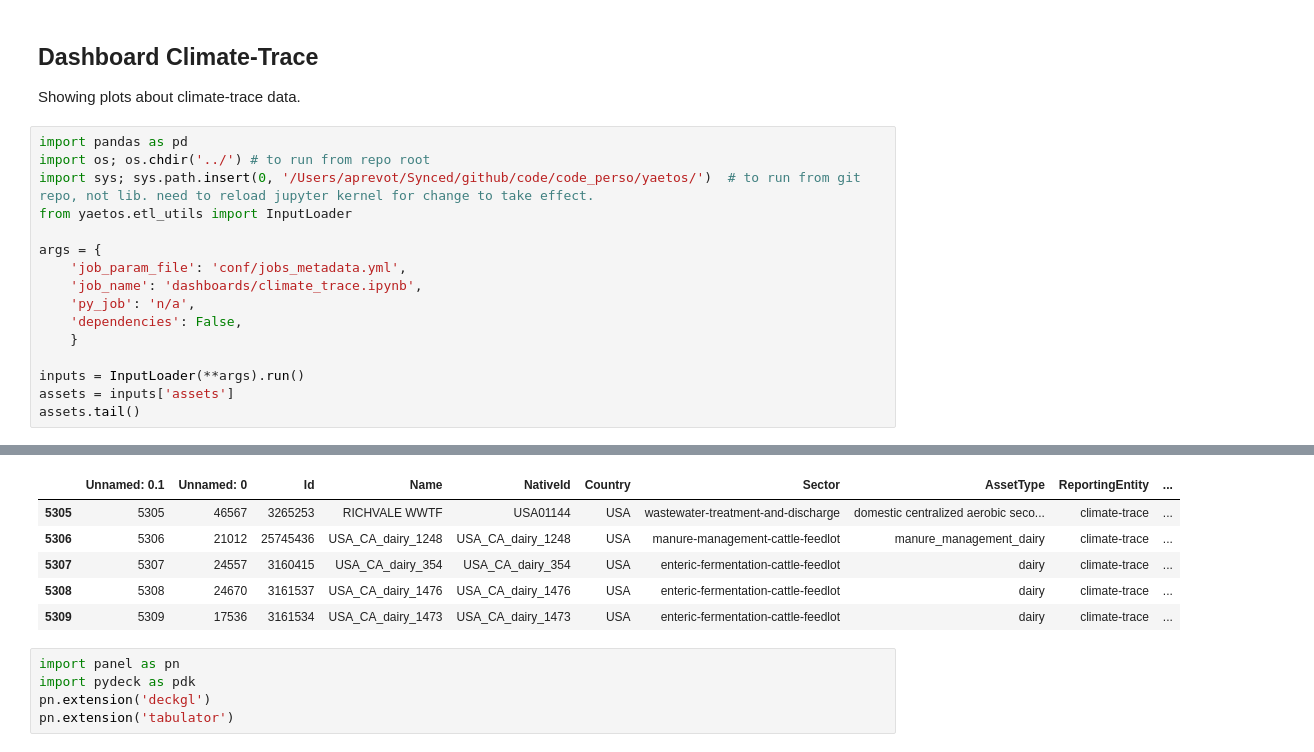
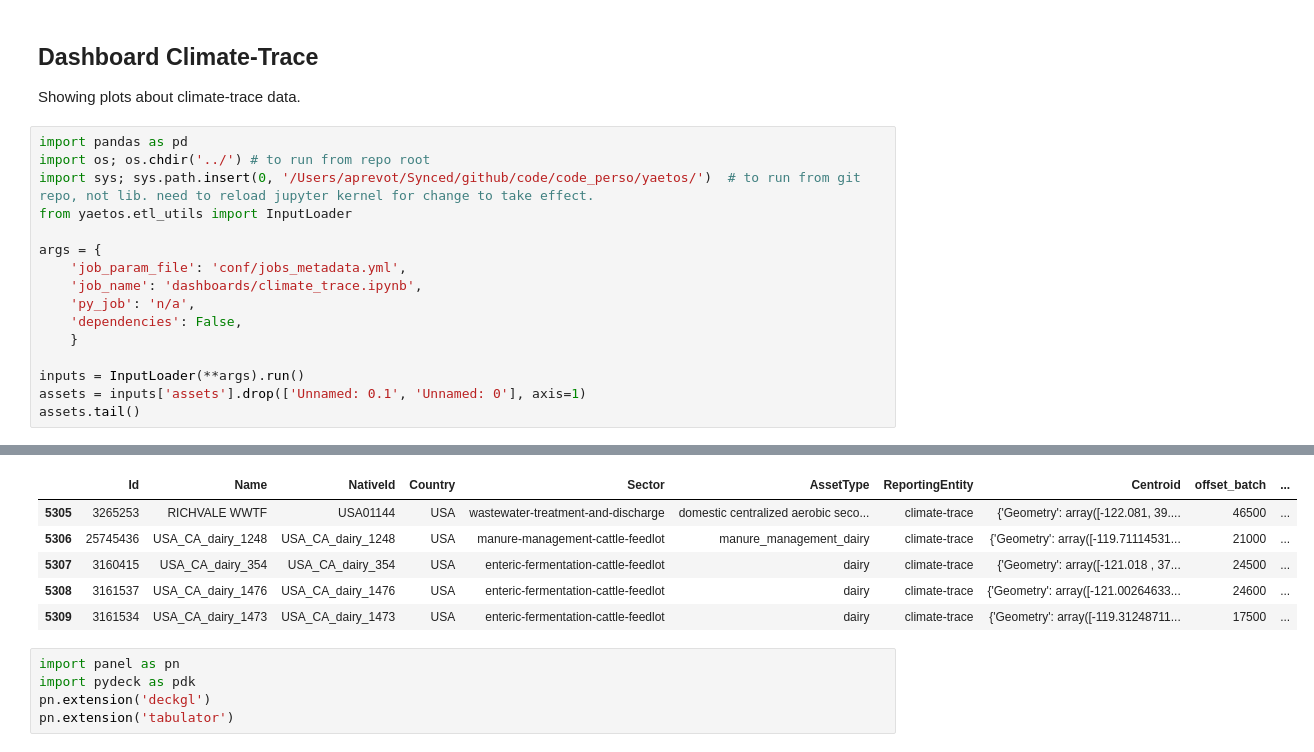
Before and after one commit to arthurprevot/yaetos_jobs, a Jupyter notebook: dashboards/climate_trace.ipynb, the cells around one changed output, grey strips where cells are left out. Cells and saved outputs as stored; diff of their text form.

```diff
--- a/dashboards/climate_trace.ipynb
+++ b/dashboards/climate_trace.ipynb
@@ -16,6 +16,6 @@ args = {
     }
 
 inputs = InputLoader(**args).run()
-assets = inputs['assets']
+assets = inputs['assets'].drop(['Unnamed: 0.1', 'Unnamed: 0'], axis=1)
 assets.tail()
 # %% [output]
@@ -39,9 +39,9 @@ assets.tail()
-|  | Unnamed: 0.1 | Unnamed: 0 | Id | Name | NativeId | Country | Sector | AssetType | ReportingEntity | ... |
-| 5305 | 5305 | 46567 | 3265253 | RICHVALE WWTF | USA01144 | USA | wastewater-treatment-and-discharge | domestic centralized aerobic seco... | climate-trace | ... |
-| 5306 | 5306 | 21012 | 25745436 | USA_CA_dairy_1248 | USA_CA_dairy_1248 | USA | manure-management-cattle-feedlot | manure_management_dairy | climate-trace | ... |
-| 5307 | 5307 | 24557 | 3160415 | USA_CA_dairy_354 | USA_CA_dairy_354 | USA | enteric-fermentation-cattle-feedlot | dairy | climate-trace | ... |
-| 5308 | 5308 | 24670 | 3161537 | USA_CA_dairy_1476 | USA_CA_dairy_1476 | USA | enteric-fermentation-cattle-feedlot | dairy | climate-trace | ... |
-| 5309 | 5309 | 17536 | 3161534 | USA_CA_dairy_1473 | USA_CA_dairy_1473 | USA | enteric-fermentation-cattle-feedlot | dairy | climate-trace | ... |
+|  | Id | Name | NativeId | Country | Sector | AssetType | ReportingEntity | Centroid | offset_batch | ... |
+| 5305 | 3265253 | RICHVALE WWTF | USA01144 | USA | wastewater-treatment-and-discharge | domestic centralized aerobic seco... | climate-trace | {'Geometry': array([-122.081, 39.... | 46500 | ... |
+| 5306 | 25745436 | USA_CA_dairy_1248 | USA_CA_dairy_1248 | USA | manure-management-cattle-feedlot | manure_management_dairy | climate-trace | {'Geometry': array([-119.71114531... | 21000 | ... |
+| 5307 | 3160415 | USA_CA_dairy_354 | USA_CA_dairy_354 | USA | enteric-fermentation-cattle-feedlot | dairy | climate-trace | {'Geometry': array([-121.018 , 37... | 24500 | ... |
+| 5308 | 3161537 | USA_CA_dairy_1476 | USA_CA_dairy_1476 | USA | enteric-fermentation-cattle-feedlot | dairy | climate-trace | {'Geometry': array([-121.00264633... | 24600 | ... |
+| 5309 | 3161534 | USA_CA_dairy_1473 | USA_CA_dairy_1473 | USA | enteric-fermentation-cattle-feedlot | dairy | climate-trace | {'Geometry': array([-119.31248711... | 17500 | ... |
 # %%
 import panel as pn
 import pydeck as pdk
```
Also changed, not shown: parts of 5 cells of this notebook.
